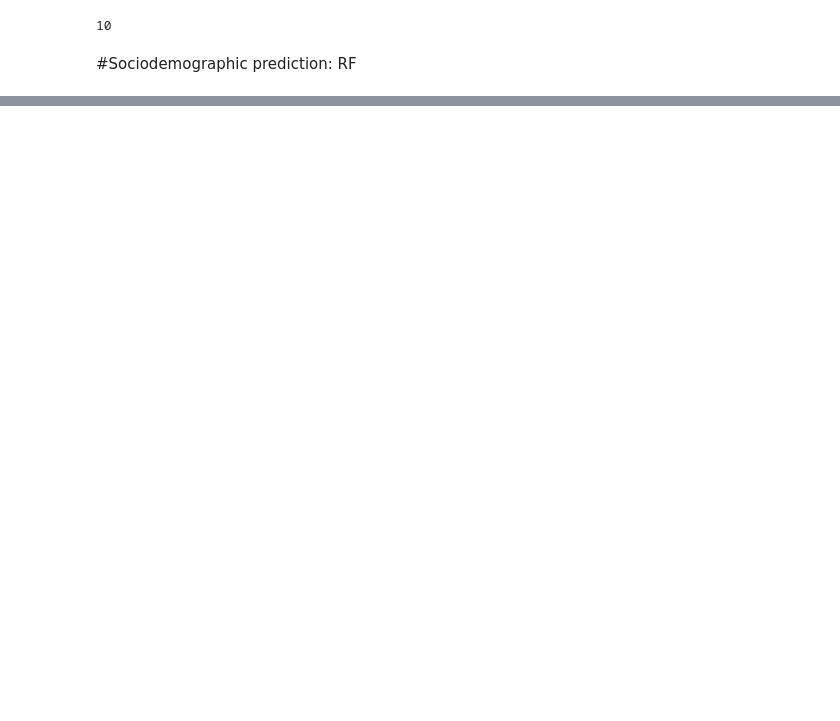
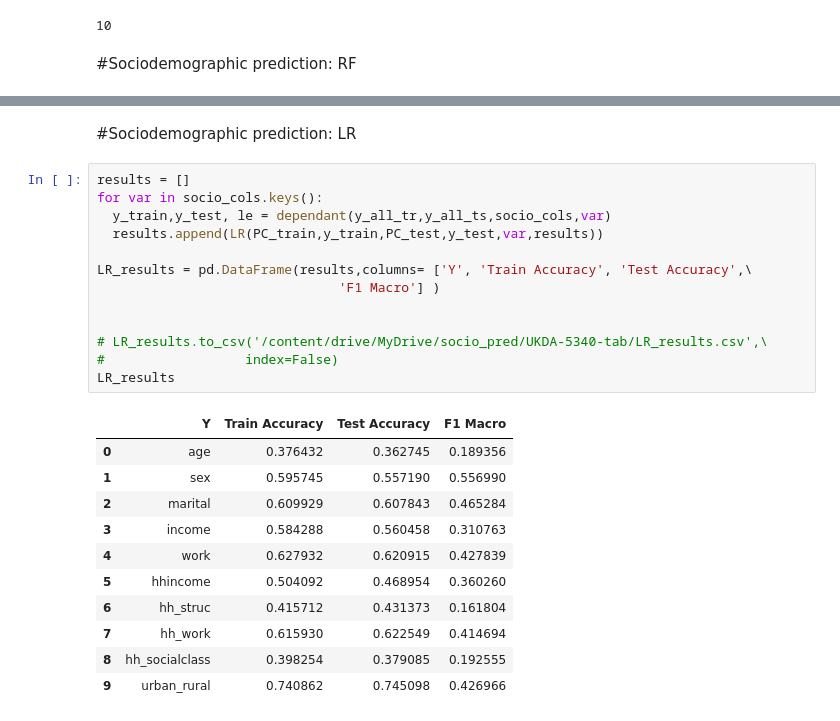
Before and after one commit to arashk1990/covid19mobility, a Jupyter notebook: models/Modelling.ipynb, the cells around one changed output, grey strips where cells are left out. Saved outputs shown, nothing was run; the diff lists cells and outputs as text; blank space fills up the shorter version.

```diff
--- a/models/Modelling.ipynb
+++ b/models/Modelling.ipynb
@@ -150,0 +277,27 @@ Mean Accuracy: 0.579
+# %% [markdown]
+#Sociodemographic prediction: LR
+# %%
+results = []
+for var in socio_cols.keys():
+  y_train,y_test, le = dependant(y_all_tr,y_all_ts,socio_cols,var)
+  results.append(LR(PC_train,y_train,PC_test,y_test,var,results))
+
+LR_results = pd.DataFrame(results,columns= ['Y', 'Train Accuracy', 'Test Accuracy',\
+                               'F1 Macro'] )
+
+
+# LR_results.to_csv('/content/drive/MyDrive/socio_pred/UKDA-5340-tab/LR_results.csv',\
+#                  index=False)
+LR_results
+# %% [output]
+|  | Y | Train Accuracy | Test Accuracy | F1 Macro |
+| 0 | age | 0.376432 | 0.362745 | 0.189356 |
+| 1 | sex | 0.595745 | 0.557190 | 0.556990 |
+| 2 | marital | 0.609929 | 0.607843 | 0.465284 |
+| 3 | income | 0.584288 | 0.560458 | 0.310763 |
+| 4 | work | 0.627932 | 0.620915 | 0.427839 |
+| 5 | hhincome | 0.504092 | 0.468954 | 0.360260 |
+| 6 | hh_struc | 0.415712 | 0.431373 | 0.161804 |
+| 7 | hh_work | 0.615930 | 0.622549 | 0.414694 |
+| 8 | hh_socialclass | 0.398254 | 0.379085 | 0.192555 |
+| 9 | urban_rural | 0.740862 | 0.745098 | 0.426966 |
```
Also changed, not shown: parts of 17 cells of this notebook.
